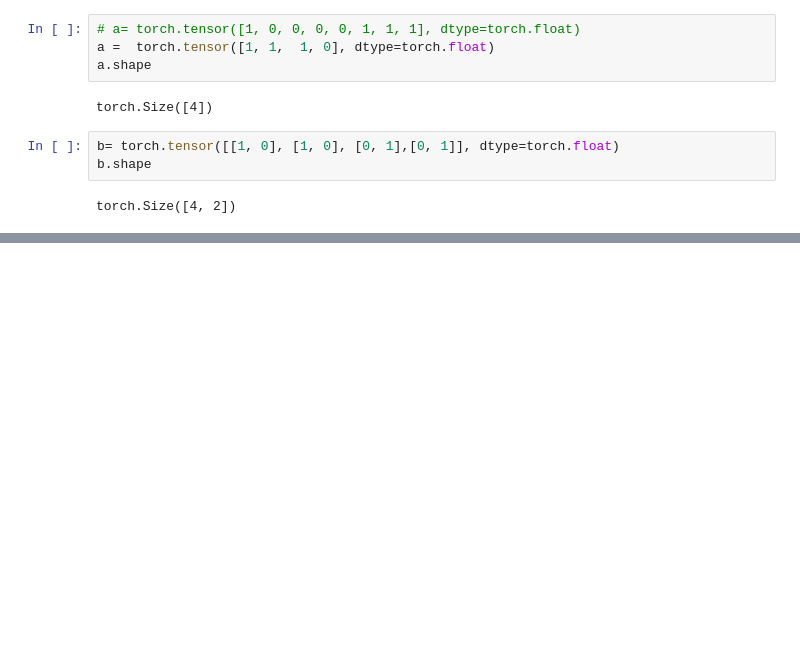
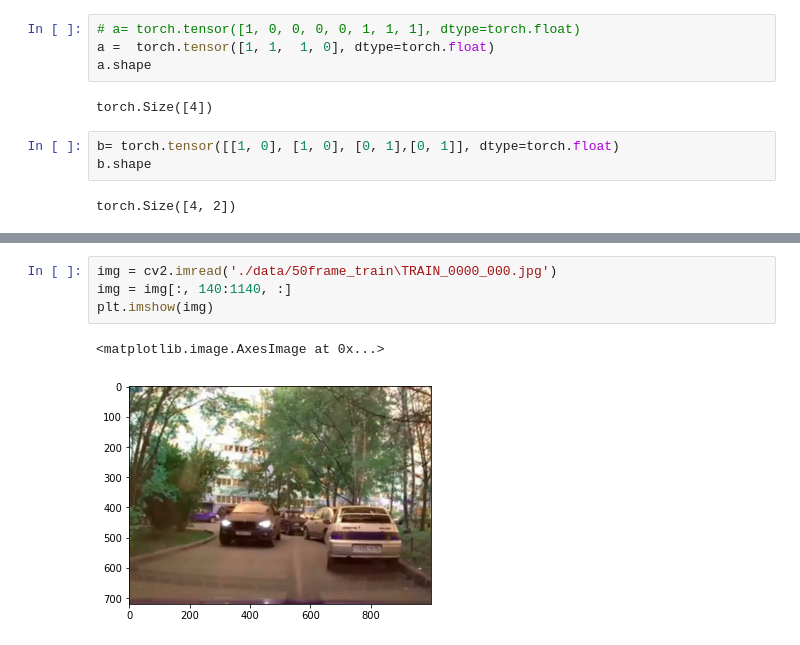
Before and after one commit to quhb2455/toy, a Jupyter notebook: car_crash_analyze/code_test.ipynb, the cells around one changed output, grey strips where cells are left out. Drawn from its saved outputs; the diff is of its cells as text; blank space fills up the shorter version.

```diff
--- a/car_crash_analyze/code_test.ipynb
+++ b/car_crash_analyze/code_test.ipynb
@@ -329,0 +346,7 @@ NameError: name 'pd' is not defined
+# %%
+img = cv2.imread('./data/50frame_train\TRAIN_0000_000.jpg')
+img = img[:, 140:1140, :]
+plt.imshow(img)
+# %% [output]
+<matplotlib.image.AxesImage at 0x...>
+[figure, added]
```
Also changed, not shown: parts of 14 cells of this notebook, 2 other files.
